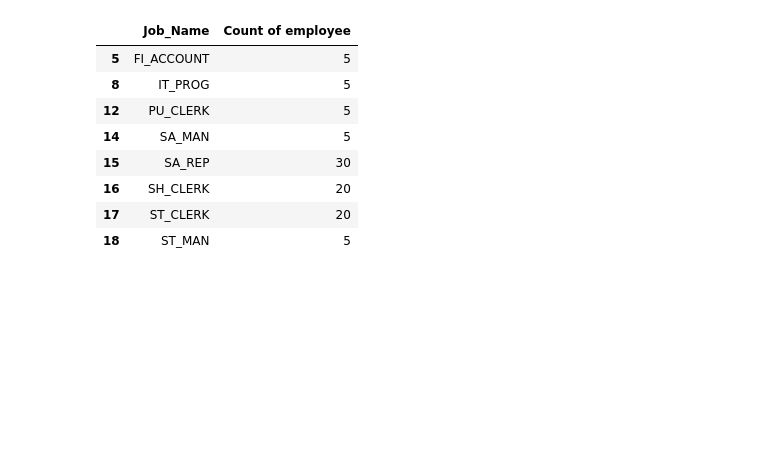
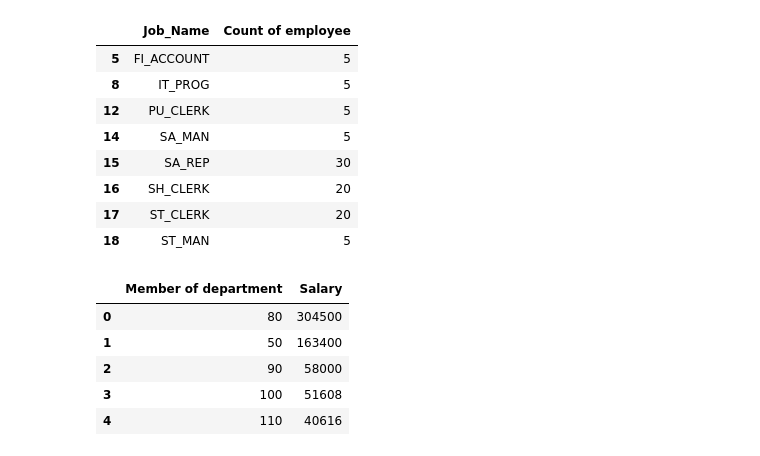
Before and after one commit to SmriteePoudel/DataScience, a Jupyter notebook: DataAnalysis.ipynb, the cells around one changed output. Cells and saved outputs as stored; diff of their text form; code cells hidden in the pictures; blank space fills up the shorter version.

```diff
--- a/DataAnalysis.ipynb
+++ b/DataAnalysis.ipynb
@@ -142,3 +142,14 @@ job_emp[job_filter]
 | 16 | SH_CLERK | 20 |
 | 17 | ST_CLERK | 20 |
 | 18 | ST_MAN | 5 |
+# %%
+total_salary=df.groupby('DEPARTMENT_ID')['SALARY'].sum().reset_index().rename(columns = {'DEPARTMENT_ID':'Member of department','SALARY':'Salary'}).sort_values(ascending= False, by = 'Salary', ignore_index= True)
+# %%
+total_salary.head()
+# %% [output]
+|  | Member of department | Salary |
+| 0 | 80 | 304500 |
+| 1 | 50 | 163400 |
+| 2 | 90 | 58000 |
+| 3 | 100 | 51608 |
+| 4 | 110 | 40616 |
```
Also changed, not shown: parts of 5 cells of this notebook, 1 other file.
